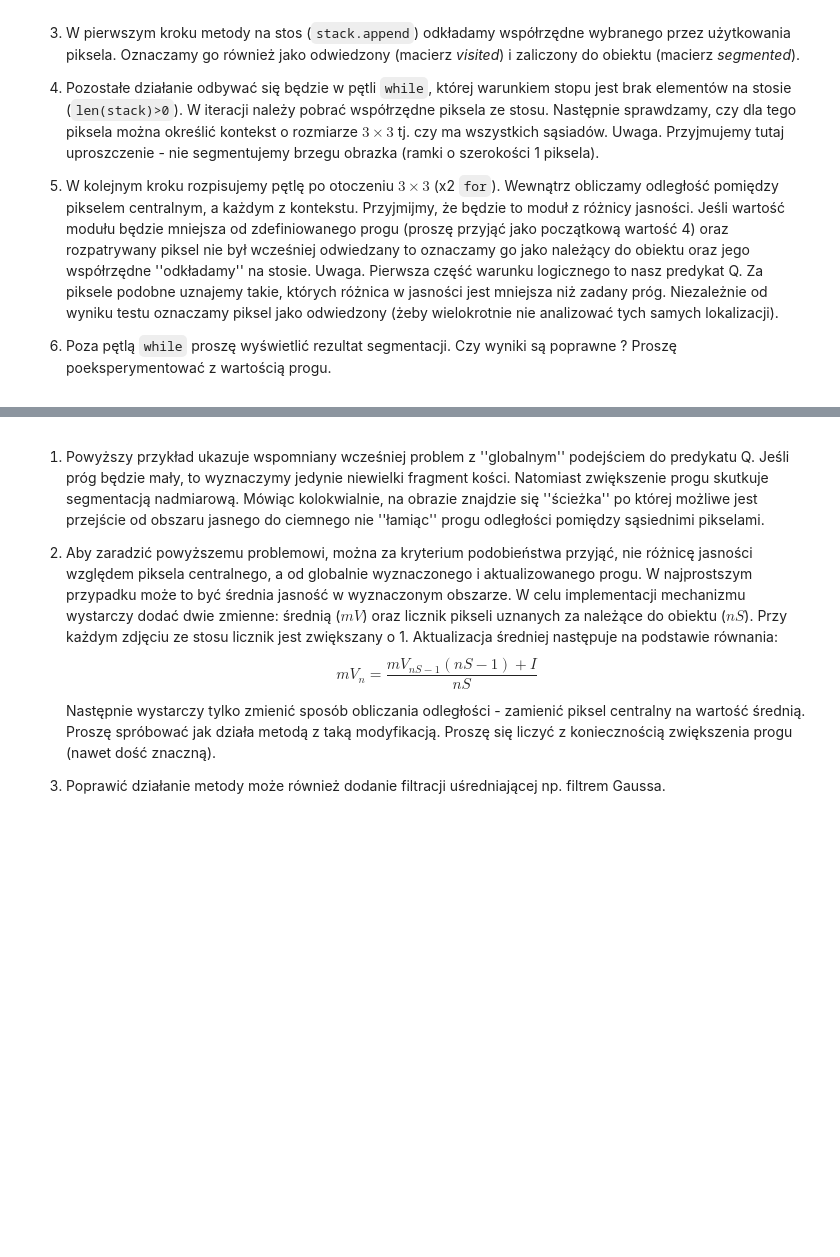
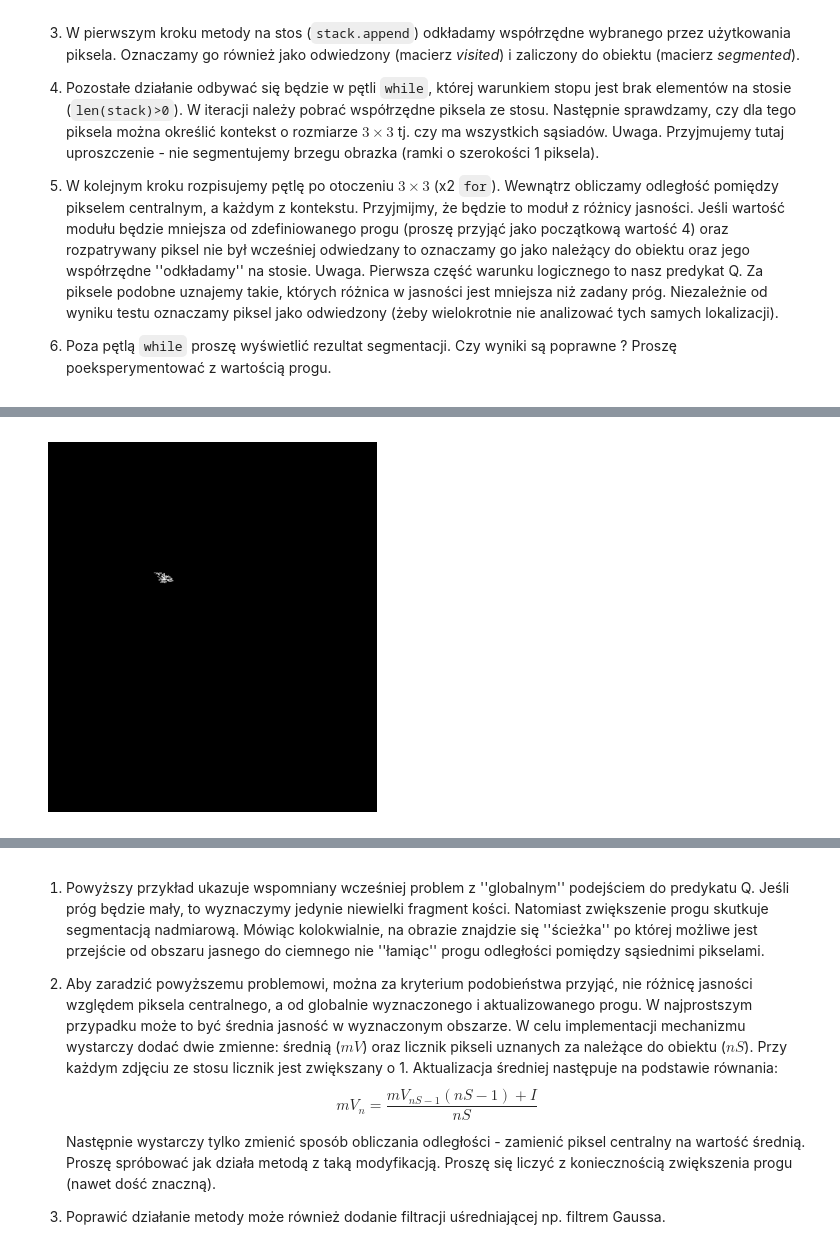
Before and after one commit to tostafin/image-processing-labs, a Jupyter notebook: lab5/12_segmentation.ipynb, the cells around one changed output, grey strips where cells are left out. Cells and saved outputs as stored; diff of their text form; code cells hidden in the pictures; blank space fills up the shorter version.

```diff
--- a/lab5/12_segmentation.ipynb
+++ b/lab5/12_segmentation.ipynb
@@ -118,0 +164,10 @@ for fileName in fileNames:
+# %%
+knee_segmented = segment_image(I_knee, 3)
+
+fig, axs = plt.subplots()
+axs.axis("off")
+axs.imshow(knee_segmented, "gray")
+
+plt.show()
+# %% [output]
+[figure, added]
```
Also changed, not shown: parts of 8 cells of this notebook.
